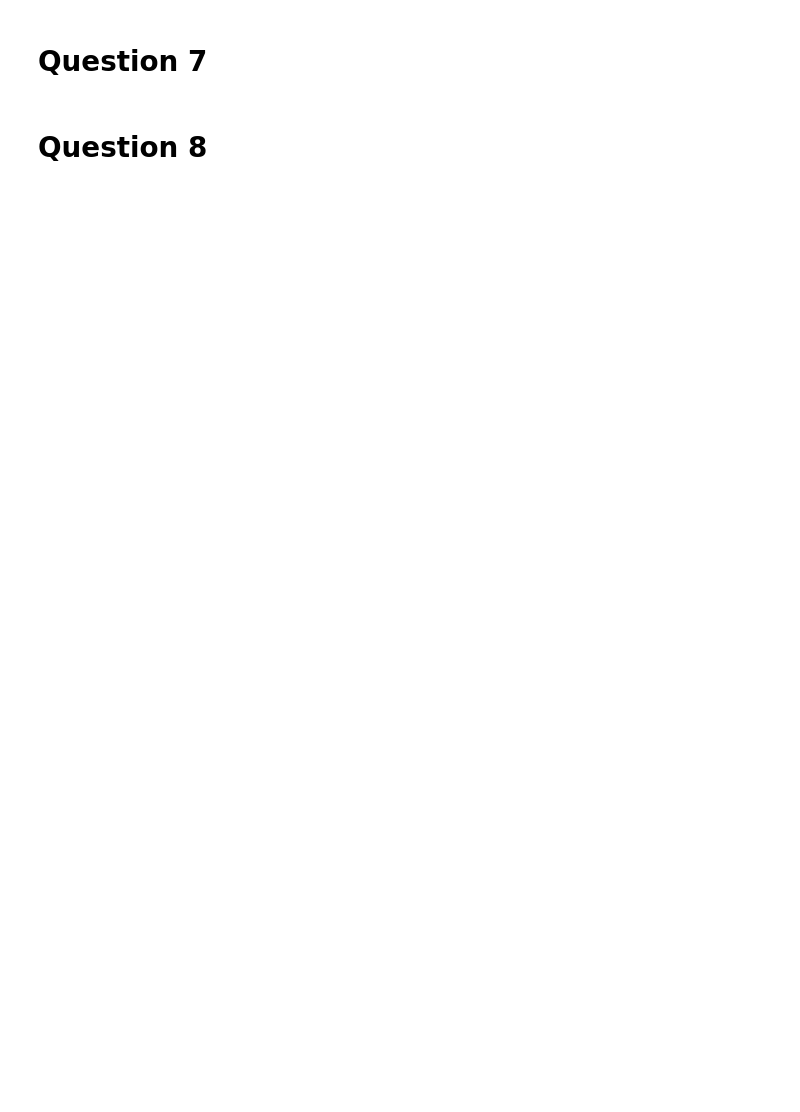
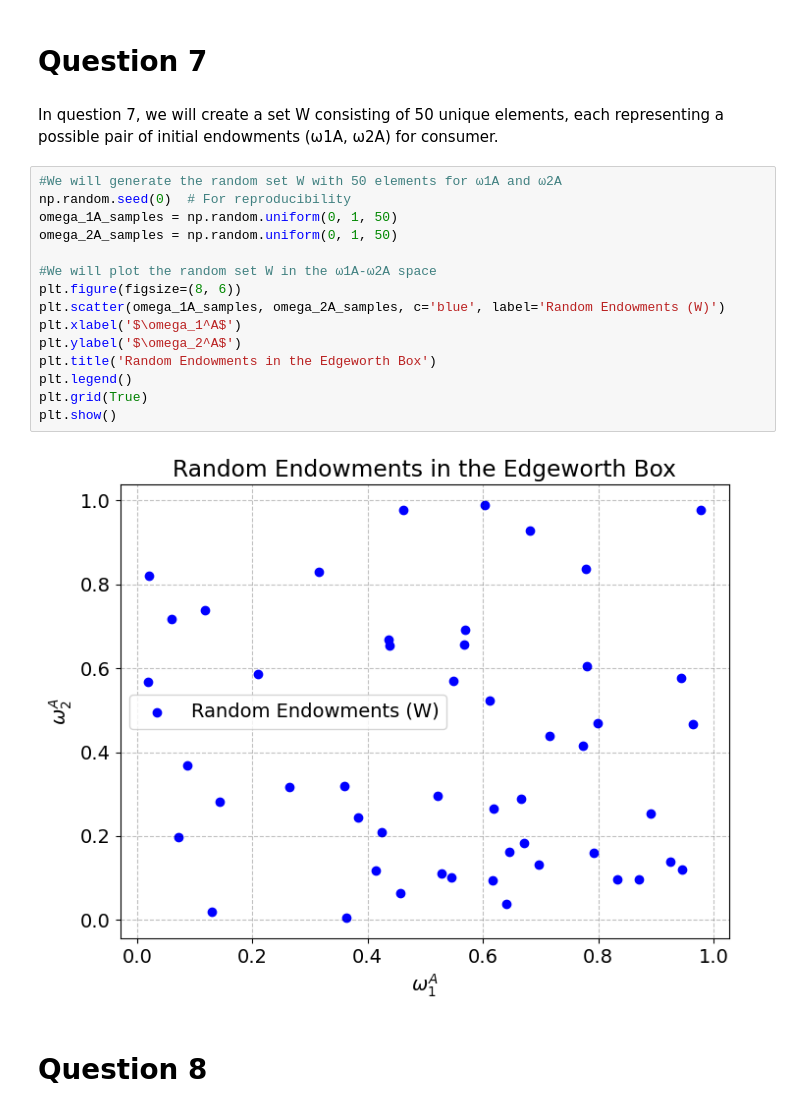
Before and after one commit to NumEconCopenhagen/projects-2024-emil-celine-og-julie, a Jupyter notebook: inauguralproject/inauguralproject.ipynb, the cells around one changed output. Drawn from its saved outputs; the diff is of its cells as text; blank space fills up the shorter version.

```diff
--- a/inauguralproject/inauguralproject.ipynb
+++ b/inauguralproject/inauguralproject.ipynb
@@ -292,4 +413,23 @@ We find that a price of approximately 1.253 for good 1 maximizes consumer A's ut
 # %% [markdown]
 # Question 7
+# %% [markdown]
+In question 7, we will create a set W consisting of 50 unique elements, each representing a possible pair of initial endowments (ω1A, ω2A) for consumer.
+# %%
+#We will generate the random set W with 50 elements for ω1A and ω2A
+np.random.seed(0)  # For reproducibility
+omega_1A_samples = np.random.uniform(0, 1, 50)
+omega_2A_samples = np.random.uniform(0, 1, 50)
+
+#We will plot the random set W in the ω1A-ω2A space
+plt.figure(figsize=(8, 6))
+plt.scatter(omega_1A_samples, omega_2A_samples, c='blue', label='Random Endowments (W)')
+plt.xlabel('$\omega_1^A$')
+plt.ylabel('$\omega_2^A$')
+plt.title('Random Endowments in the Edgeworth Box')
+plt.legend()
+plt.grid(True)
+plt.show()
+# %% [output]
+[figure, added]
 # %% [markdown]
 # Question 8
```
Also changed, not shown: parts of 11 cells of this notebook.
